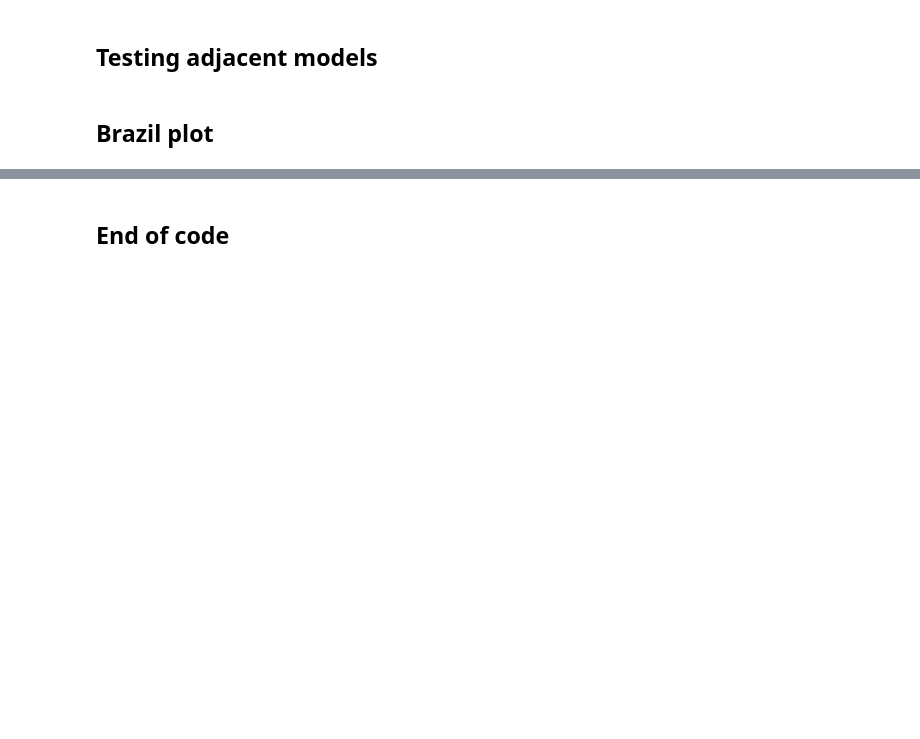
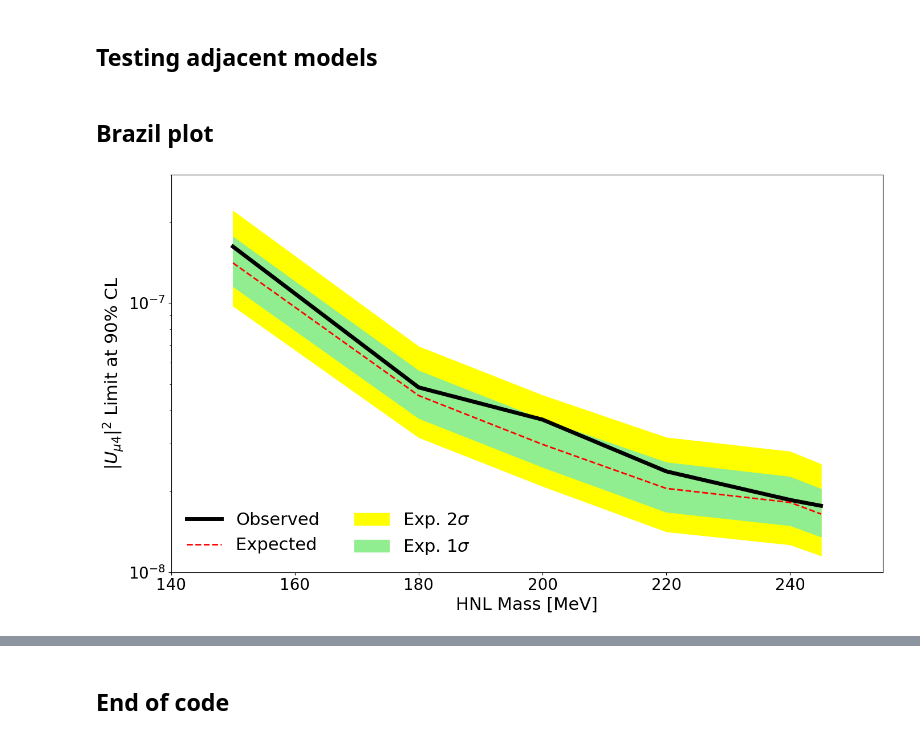
Before and after one commit to dmarsden01/uboone_HNL_analysis, a Jupyter notebook: 4_pyhf_limit.ipynb, the cells around one changed output, grey strips where cells are left out. Drawn from its saved outputs; the diff is of its cells as text; code cells hidden in the pictures; blank space fills up the shorter version.

```diff
--- a/4_pyhf_limit.ipynb
+++ b/4_pyhf_limit.ipynb
@@ -886,0 +890,20 @@ print("Save name is : \'"+savename+"\'")
+# %%
+save_loc = "limit_files/Brazil_plot/"
+to_save_names = ["exp_1sig_up","exp_1sig_down","exp_2sig_up","exp_2sig_down","exp_limit","obs_limit"]
+to_save_lists = [exp_1sig_up,exp_1sig_down,exp_2sig_up,exp_2sig_down,exp_limit,obs_limit]
+
+if Params_pyhf["Load_lepton_hists"] == True:decay_type = "ee"
+if Params_pyhf["Load_pi0_hists"]==True: decay_type = "pi0"
+
+filename=f"_{decay_type}_21_April.csv"
+for i, lim in enumerate(to_save_lists):
+
+    r = zip(masses, lim)
+    savestr=to_save_names[i]
+    savename = save_loc+savestr+filename
+    with open(savename, "w") as s:
+        w = csv.writer(s)
+        for row in r:
+            w.writerow(row)
+
+print("Last saved is " + savename)
@@ -1075,0 +1088,35 @@ plt.grid(False)
+# %%
+#Plotting pi0 limit
+if Params_pyhf["Load_pi0_hists"]==True:
+    plt.figure(figsize=(14,8),facecolor='white',dpi=100)
+
+    savefig = True
+
+    plt.plot(HNL_masses,np.array(obs_limit),lw=5,ls='-',color='black',label='Observed')
+    plt.plot(HNL_masses,np.array(exp_limit),lw=2,ls='--',color='red',label='Expected')
+    plt.fill_between(HNL_masses,np.array(exp_2sig_down),np.array(exp_2sig_up),color='yellow',label=r'Exp. 2$\sigma$')
+    plt.fill_between(HNL_masses,np.array(exp_1sig_down),np.array(exp_1sig_up),color='lightgreen',label=r'Exp. 1$\sigma$')
+
+    plt.ylabel(r'$|U_{\mu 4}|^2$ Limit at 90% CL',fontsize=22)
+    plt.xlabel('HNL Mass [MeV]',fontsize=22)
+
+    plt.ylim(1e-8,3e-7)
+    plt.legend(loc="lower left",ncol=2,frameon=False,fontsize=22)
+    # plt.text(0.99,0.95,r'MicroBooNE NuMI POT:$7.01\times 10^{20}$',fontsize=20,color='black',alpha=1,verticalalignment='top',horizontalalignment='right',transform=plt.gca().transAxes)
+    plt.tick_params(axis='x', labelsize=20)
+    plt.tick_params(axis='y', labelsize=20)
+    plt.xlim(140,255)
+    # plt.xlim(0,250)
+    plt.yscale('log')
+
+    plt.tight_layout()
+
+    savename = "pi0_observed"
+
+    if savefig == True:
+        plt.savefig('plots/Limits/'+savename+'.pdf',bbox_inches='tight', pad_inches=0.3)
+        plt.savefig('plots/Limits/'+savename+'.png',bbox_inches='tight', pad_inches=0.3)
+
+    plt.grid(False)
+# %% [output]
+[figure, added]
```
Also changed, not shown: parts of 38 cells of this notebook, 7 other files.
